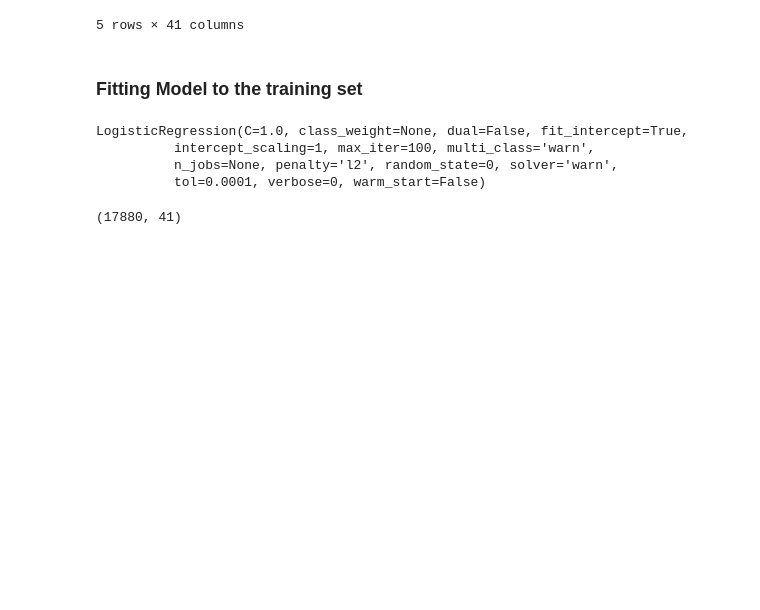
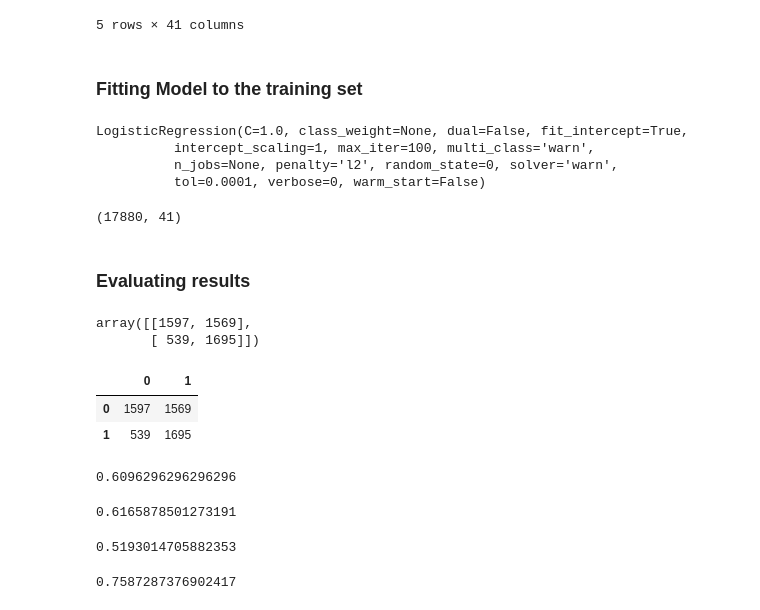
Before and after one commit to DGV1995/Curso-Practical-Machine-Learning, a Jupyter notebook: Notebooks/Minimizing Churn Rate.ipynb, the cells around one changed output. Cells and saved outputs as stored; diff of their text form; code cells hidden in the pictures; blank space fills up the shorter version.

```diff
--- a/Notebooks/Minimizing Churn Rate.ipynb
+++ b/Notebooks/Minimizing Churn Rate.ipynb
@@ -324,3 +324,5 @@ X_train_scaled.shape
 (17880, 41)
 # %%
 y_pred = clf.predict(X_test_scaled)
+# %% [markdown]
+### Evaluating results
@@ -326,0 +331,33 @@ y_pred = clf.predict(X_test_scaled)
+# %%
+cm = confusion_matrix(y_test, y_pred)
+cm
+# %% [output]
+array([[1597, 1569],
+       [ 539, 1695]])
+# %%
+cm_df = pd.DataFrame(data=cm, index=[0,1], columns=[0,1], )
+cm_df
+# %% [output]
+|  | 0 | 1 |
+| 0 | 1597 | 1569 |
+| 1 | 539 | 1695 |
+# %%
+accuracy = accuracy_score(y_test, y_pred)
+accuracy
+# %% [output]
+0.6096296296296296
+# %%
+f1 = f1_score(y_test, y_pred)
+f1
+# %% [output]
+0.6165878501273191
+# %%
+precision = precision_score(y_test, y_pred)
+precision
+# %% [output]
+0.5193014705882353
+# %%
+recall = recall_score(y_test, y_pred)
+recall
+# %% [output]
+0.7587287376902417
```
Also changed, not shown: parts of 1 cell of this notebook.
